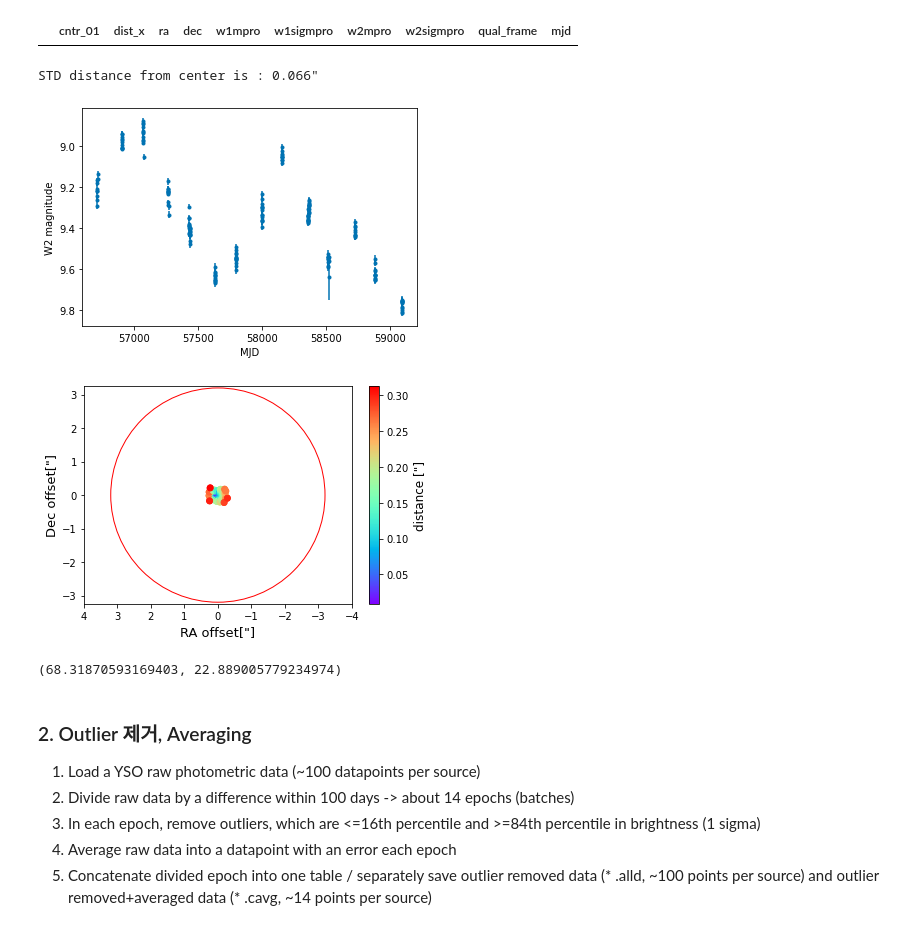
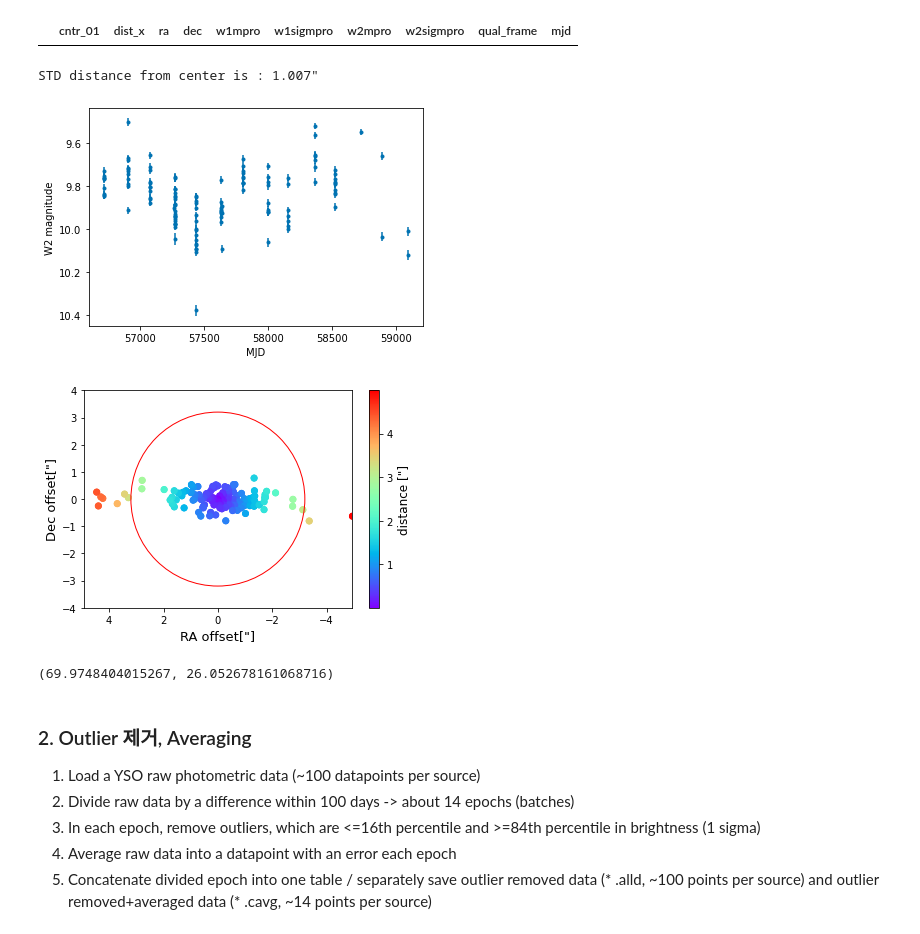
Before and after one commit to hoeen/WISE_YSO_variability_analysis, a Jupyter notebook: WISE YSO variability analysis_tutorial.ipynb, the cells around one changed output. Saved outputs shown, nothing was run; the diff lists cells and outputs as text; code cells hidden in the pictures.

```diff
--- a/WISE YSO variability analysis_tutorial.ipynb
+++ b/WISE YSO variability analysis_tutorial.ipynb
@@ -83,7 +83,7 @@ raw1[raw1.qual_frame == 0]
 # %% [output]
 |  | cntr_01 | dist_x | ra | dec | w1mpro | w1sigmpro | w2mpro | w2sigmpro | qual_frame | mjd |
 # %%
-c1 = raw1[raw1.cntr_01 == 3]
+c1 = raw1[raw1.cntr_01 == 15]
 
 
 # W2 lightcurve
@@ -99,40 +99,40 @@ ax0.set_ylabel('W2 magnitude')
 
 ra2 = c1.ra
 dec2 = c1.dec
 dist2 = c1.dist_x #distance from catalogue position
 
 radist = abs(ra2-np.mean(ra2)) #distance from mean position
 decdist = abs(dec2-np.mean(dec2))
 
 fig, ax = plt.subplots(figsize=(6,4))
 ax.scatter((ra2-np.mean(ra2))*3600, (dec2-np.mean(dec2))*3600,c=np.sqrt(radist**2+decdist**2)*3600,
                     cmap='rainbow')
 
 circ1 = plt.Circle((0,0),
                   6.4/2, # WISE W2 angular resolution : 6.4 arcsec. Deg = arcsec/3600 ≈ arcsec*0.0002778
                   color='r',
                   fill=False)
 cbar2 = plt.colorbar(ax.scatter((ra2-np.mean(ra2))*3600, (dec2-np.mean(dec2))*3600,c=np.sqrt(radist**2+decdist**2)*3600,
             cmap='rainbow'))#,cax=axc1)
 cbar2.ax.set_ylabel('distance ["]',size=12)
 ax.axis('equal')
 ax.add_artist(circ1)
 ax.set_xlim(-4, 4)
 ax.set_ylim(-4, 4)
 ax.invert_xaxis()
 ax.ticklabel_format(useOffset=False)
 ax.set_xlabel('RA offset["]',size=13)
 ax.set_ylabel('Dec offset["]',size=13)
 dist_std = np.std(np.sqrt(radist**2+decdist**2)*3600)
 print(f'STD distance from center is : {dist_std:.3f}"')
 # %% [output]
-STD distance from center is : 0.066"
+STD distance from center is : 1.007"
-[figure, old version]
+[figure, new version]
-[figure, old version]
+[figure, new version]
 # %%
 np.mean(ra2),np.mean(dec2)
 # %% [output]
-(68.31870593169403, 22.889005779234974)
+(69.9748404015267, 26.052678161068716)
 # %%
 # point distance 의 여러 경우를 보여주기
 # dist_sd 계산하고 dist_sd < 0.3" 을 이용함
```
Also changed, not shown: parts of 2 cells of this notebook, 1 other file.
